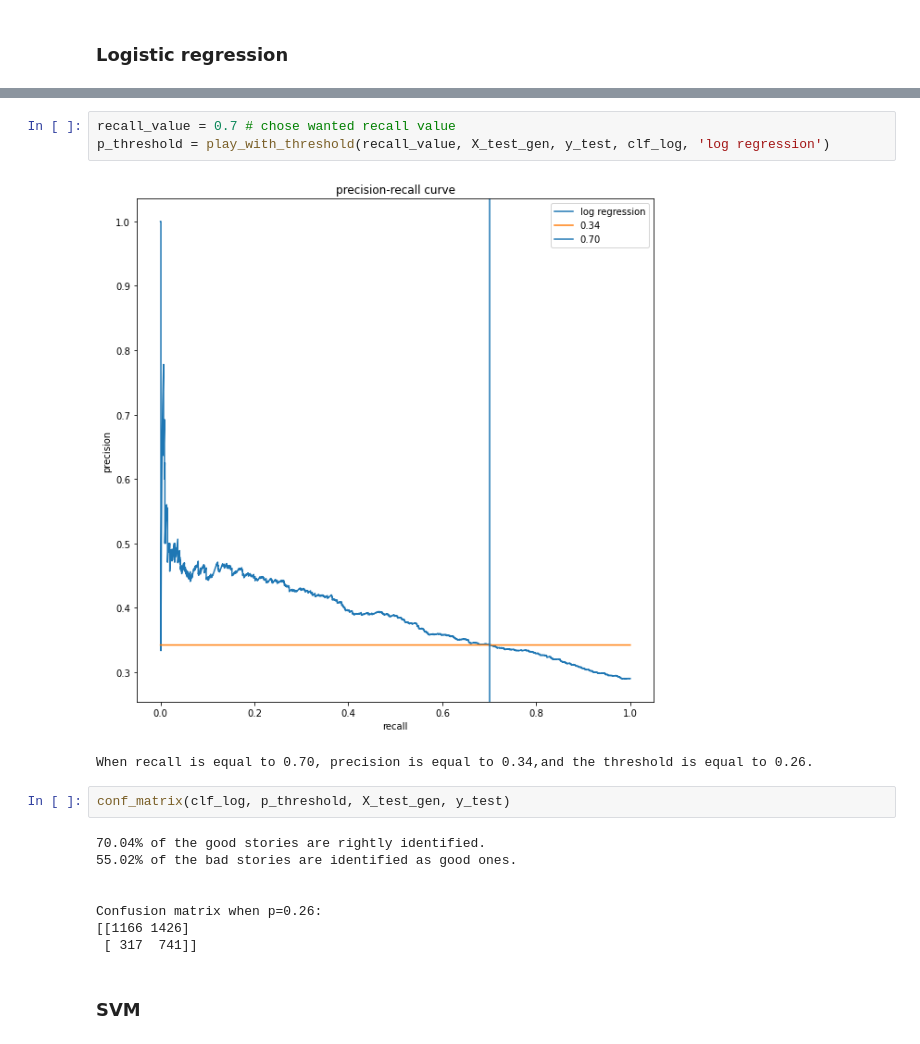
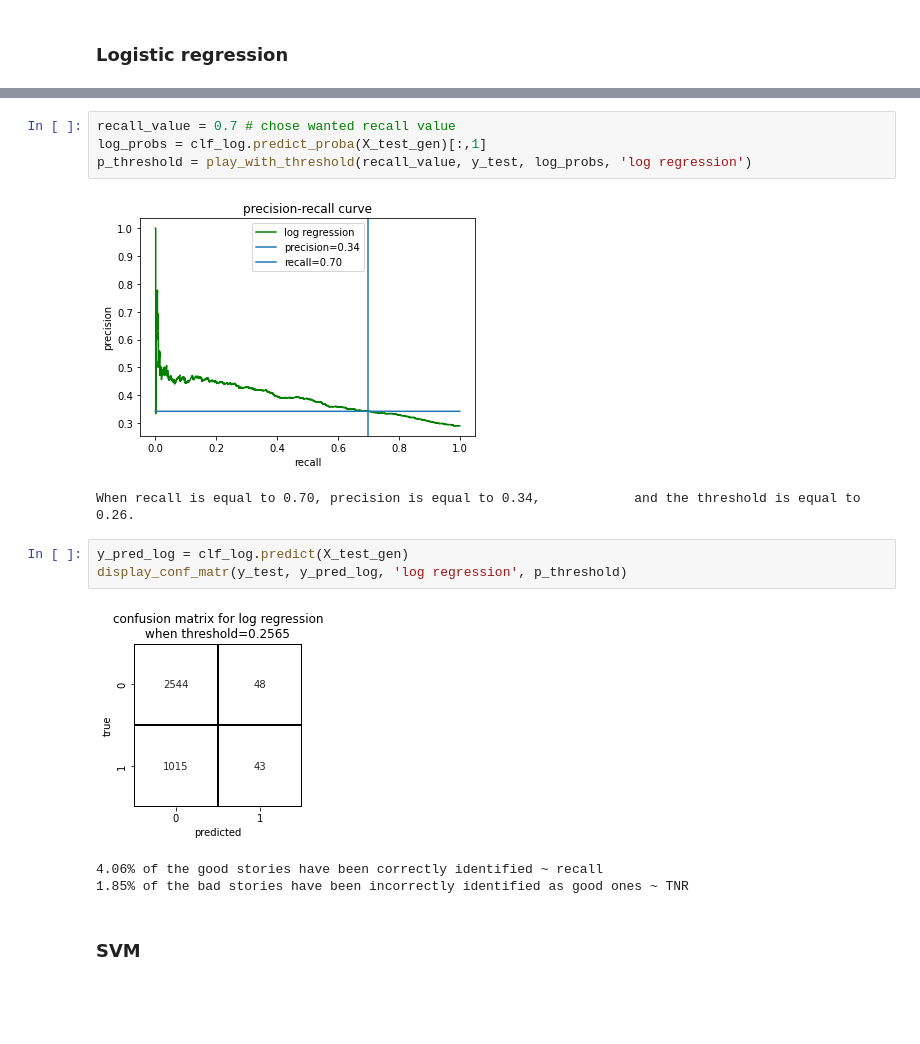
Before and after one commit to batyaamericus/OncUponTim, a Jupyter notebook: ML_classification_good_bad.ipynb, the cells around one changed output, grey strips where cells are left out. Cells and saved outputs as stored; diff of their text form; blank space fills up the shorter version.

```diff
--- a/ML_classification_good_bad.ipynb
+++ b/ML_classification_good_bad.ipynb
@@ -281,19 +274,17 @@ Confusion matrix:
 # %%
 recall_value = 0.7 # chose wanted recall value
-p_threshold = play_with_threshold(recall_value, X_test_gen, y_test, clf_log, 'log regression')
+log_probs = clf_log.predict_proba(X_test_gen)[:,1]
+p_threshold = play_with_threshold(recall_value, y_test, log_probs, 'log regression')
 # %% [output]
-[figure, old version]
+[figure, new version]
-When recall is equal to 0.70, precision is equal to 0.34,and the threshold is equal to 0.26.
+When recall is equal to 0.70, precision is equal to 0.34,            and the threshold is equal to 0.26.
 # %%
-conf_matrix(clf_log, p_threshold, X_test_gen, y_test)
+y_pred_log = clf_log.predict(X_test_gen)
+display_conf_matr(y_test, y_pred_log, 'log regression', p_threshold)
 # %% [output]
+[figure, added]
-70.04% of the good stories are rightly identified.
-55.02% of the bad stories are identified as good ones.
-
-
-Confusion matrix when p=0.26:
-[[1166 1426]
- [ 317  741]]
+4.06% of the good stories have been correctly identified ~ recall
+1.85% of the bad stories have been incorrectly identified as good ones ~ TNR
 # %% [markdown]
 ### SVM
 # %%
```
Also changed, not shown: parts of 7 cells of this notebook.
